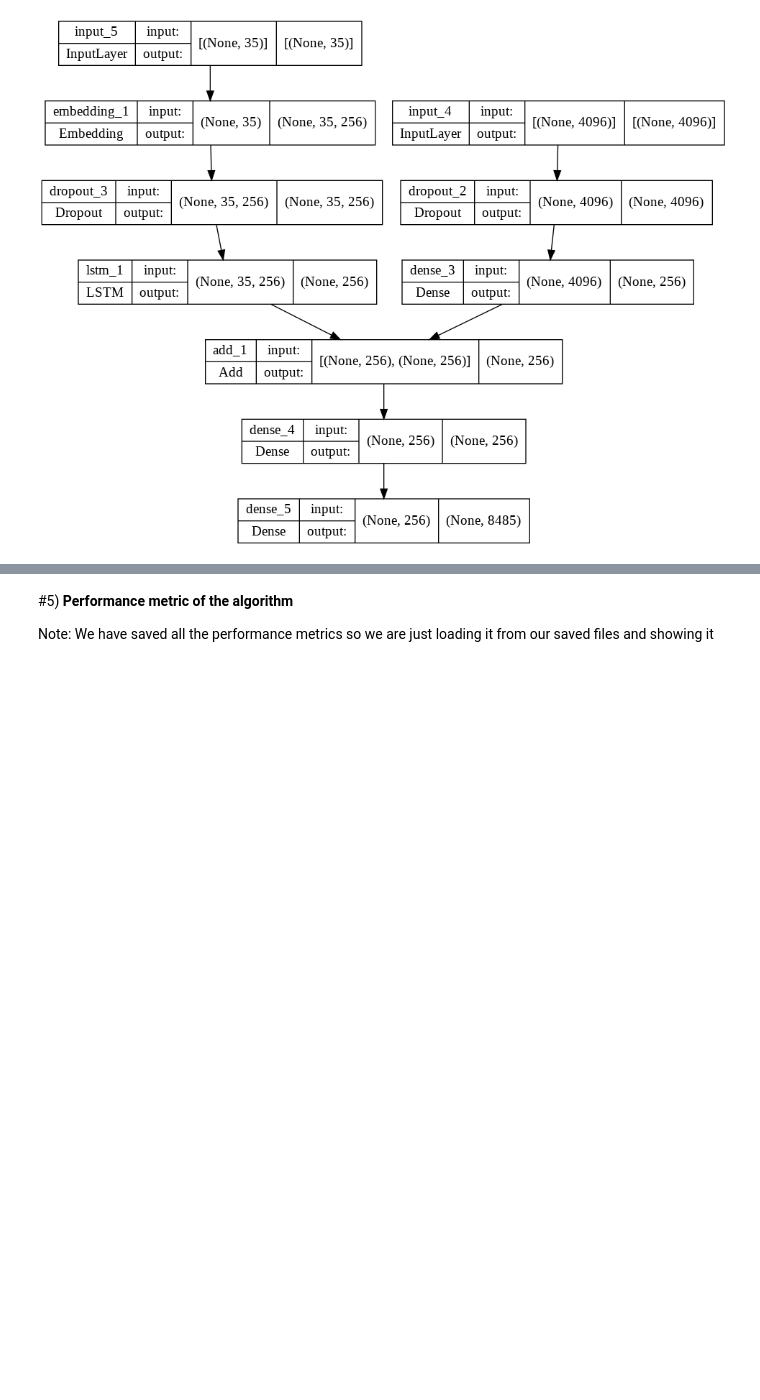
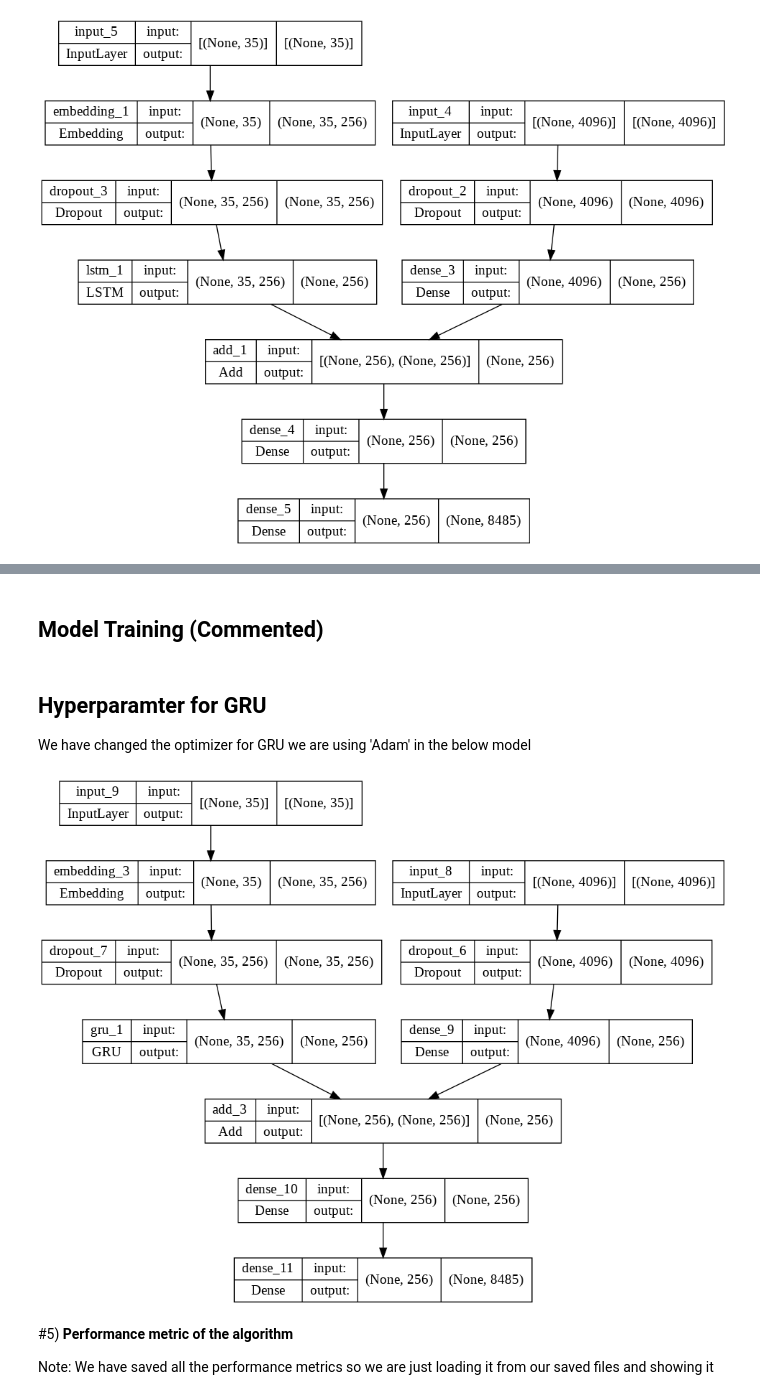
Before and after one commit to shahparth0007/AdvanceDataScience, a Jupyter notebook: Final_Image_Captioning.ipynb, the cells around one changed output, grey strips where cells are left out. Cells and saved outputs as stored; diff of their text form; code cells hidden in the pictures; blank space fills up the shorter version.

```diff
--- a/Final_Image_Captioning.ipynb
+++ b/Final_Image_Captioning.ipynb
@@ -368,0 +394,2 @@ plot_model(model, show_shapes=True)
+# %% [markdown]
+## **Model Training (Commented)**
@@ -369,3 +417,30 @@ plot_model(model, show_shapes=True)
+# %% [markdown]
+## **Hyperparamter for GRU**
+We have changed the optimizer for GRU we are using 'Adam' in the below model
+# %%
+# encoder model
+# image feature layers
+inputs1 = Input(shape=(4096,))
+fe1 = Dropout(0.4)(inputs1)
+fe2 = Dense(256, activation='relu')(fe1)
+# sequence feature layers
+inputs2 = Input(shape=(max_length,))
+se1 = Embedding(vocab_size, 256, mask_zero=True)(inputs2)
+se2 = Dropout(0.4)(se1)
+se3 = GRU(256)(se2)
+
+# decoder model
+decoder1 = add([fe2, se3])
+decoder2 = Dense(256, activation='relu')(decoder1)
+outputs = Dense(vocab_size, activation='softmax')(decoder2)
+
+model = Model(inputs=[inputs1, inputs2], outputs=outputs)
+model.compile(loss='categorical_crossentropy', optimizer='Rmsprop')
+
+# plot the model
+plot_model(model, show_shapes=True)
+# %% [output]
+[figure, added]
 # %% [markdown]
 #5) **Performance metric of the algorithm**
 
```
Also changed, not shown: parts of 14 cells of this notebook.
